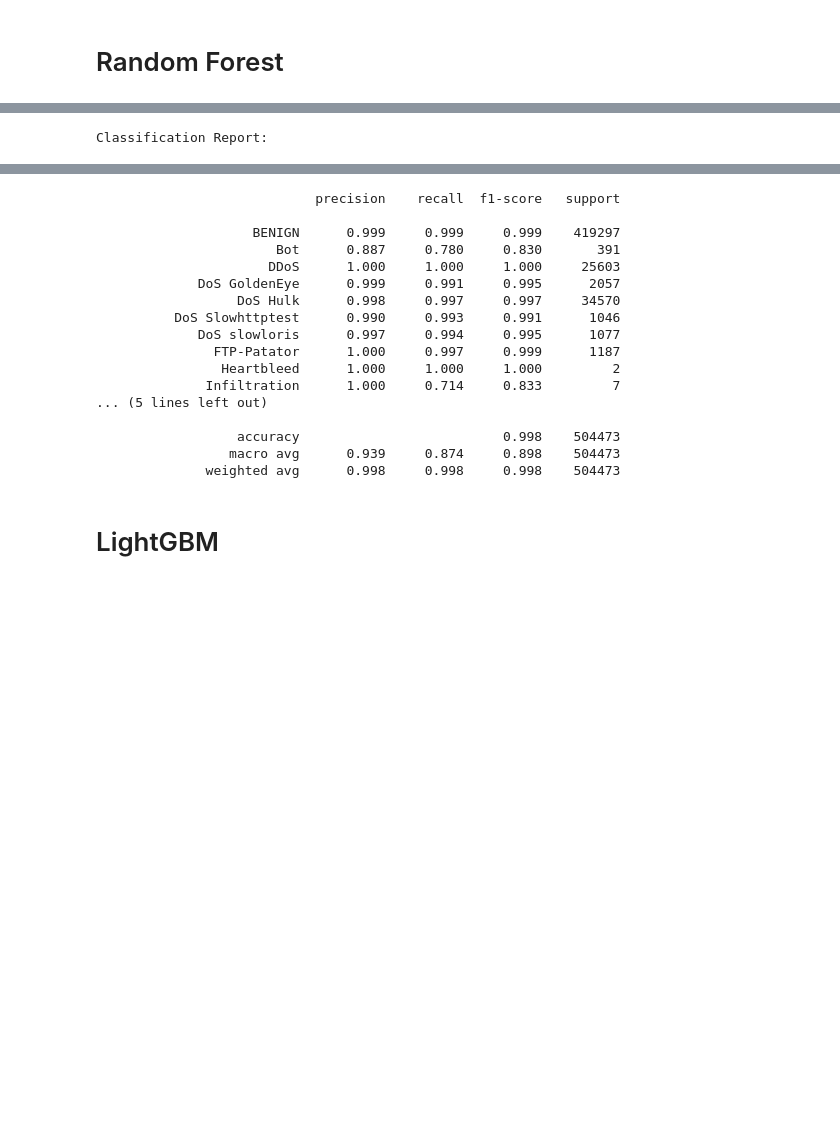
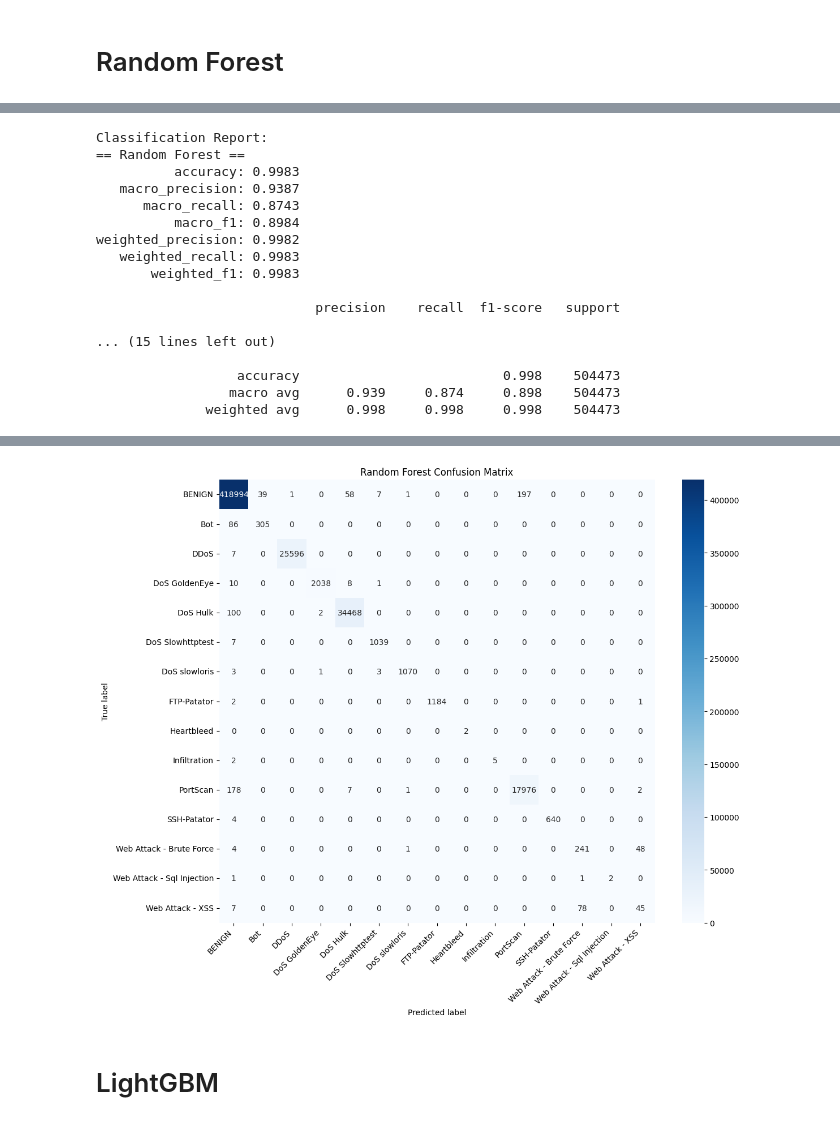
Before and after one commit to levipare/cs3540-final, a Jupyter notebook: test.ipynb, the cells around one changed output, grey strips where cells are left out. Saved outputs shown, nothing was run; the diff lists cells and outputs as text; code cells hidden in the pictures; blank space fills up the shorter version.

Commit message:
eval models

```diff
--- a/test.ipynb
+++ b/test.ipynb
@@ -170,6 +180,8 @@ rf_artifacts = train_rf_classifier(
 [Parallel(n_jobs=-1)]: Done 200 out of 200 | elapsed:  2.7min finished
 # %%
+y_pred = predict_labels(rf_artifacts, X_test)
 print("\nClassification Report:")
-print(rf_report(rf_artifacts, X_test, y_test))
+evaluate_and_visualize(model_name="Random Forest", y_true=y_test, y_pred=y_pred, labels=np.unique(y_test))
+print()
 # %% [output]
 [Parallel(n_jobs=8)]: Using backend ThreadingBackend with 8 concurrent workers.
@@ -176 +191,17 @@ print(rf_report(rf_artifacts, X_test, y_test))
 Classification Report:
+== Random Forest ==
+          accuracy: 0.9983
+   macro_precision: 0.9387
+      macro_recall: 0.8743
+          macro_f1: 0.8984
+weighted_precision: 0.9982
+   weighted_recall: 0.9983
+       weighted_f1: 0.9983
+
+                            precision    recall  f1-score   support
+
+... (15 lines left out)
+
+                  accuracy                          0.998    504473
+                 macro avg      0.939     0.874     0.898    504473
+              weighted avg      0.998     0.998     0.998    504473
@@ -180,20 +208,4 @@ Classification Report:
-                            precision    recall  f1-score   support
-
-                    BENIGN      0.999     0.999     0.999    419297
-                       Bot      0.887     0.780     0.830       391
-                      DDoS      1.000     1.000     1.000     25603
-             DoS GoldenEye      0.999     0.991     0.995      2057
-                  DoS Hulk      0.998     0.997     0.997     34570
-          DoS Slowhttptest      0.990     0.993     0.991      1046
-             DoS slowloris      0.997     0.994     0.995      1077
-               FTP-Patator      1.000     0.997     0.999      1187
-                Heartbleed      1.000     1.000     1.000         2
-              Infiltration      1.000     0.714     0.833         7
-... (5 lines left out)
-
-                  accuracy                          0.998    504473
-                 macro avg      0.939     0.874     0.898    504473
-              weighted avg      0.998     0.998     0.998    504473
+[figure, added]
 # %% [markdown]
 # LightGBM
 # %%
```
Also changed, not shown: parts of 16 cells of this notebook, 3 other files.
